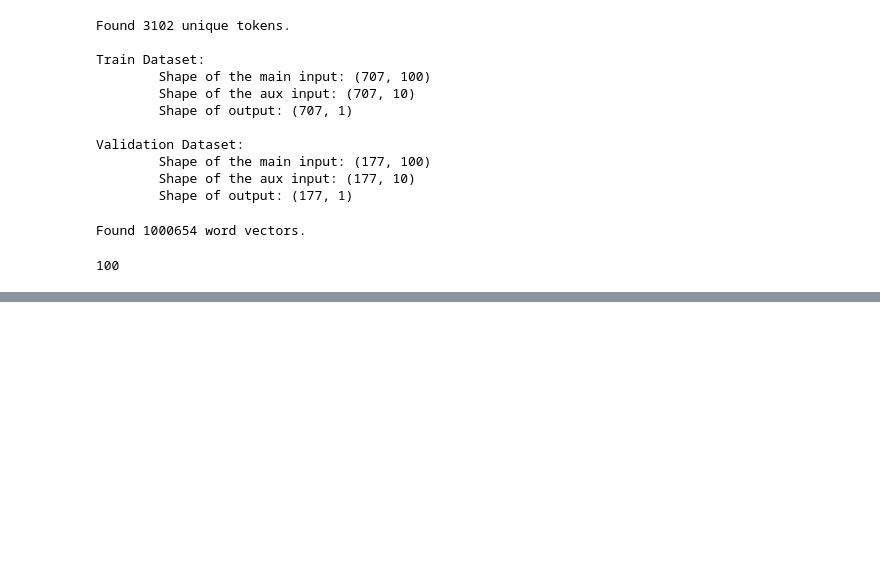
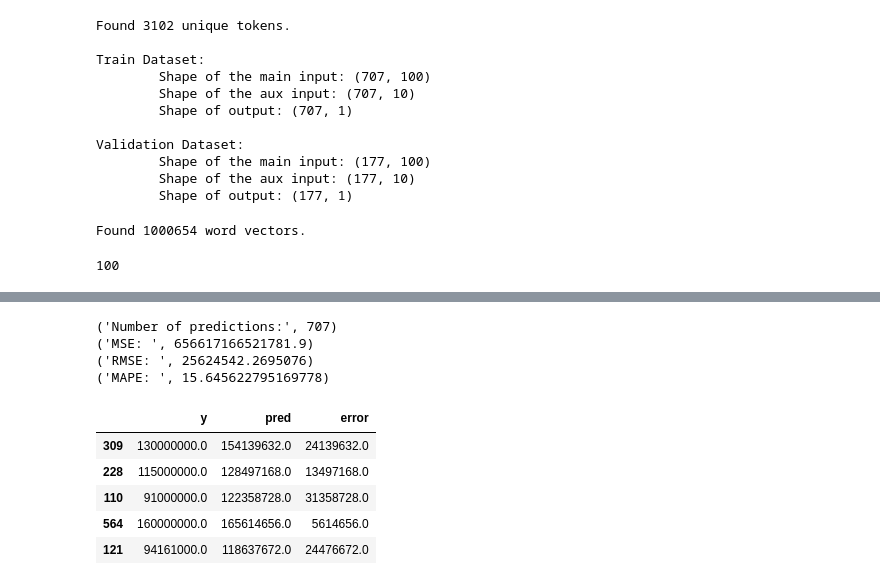
Before and after one commit to obabilonia/funciones_general, a Jupyter notebook: filename_ANN.ipynb, the cells around one changed output, grey strips where cells are left out. Saved outputs shown, nothing was run; the diff lists cells and outputs as text; code cells hidden in the pictures; blank space fills up the shorter version.

```diff
--- a/filename_ANN.ipynb
+++ b/filename_ANN.ipynb
@@ -1063,3 +1125,32 @@ random_grid
+# %%
+y_pred = model.predict(X_train_aux)
+
+print("Number of predictions:", len(y_pred))
+
+mse = mean_squared_error(y_train, y_pred)
+print("MSE: ", mse)
+rmse = math.sqrt(mse)
+print("RMSE: ", rmse)
+y_pred = np.array([x[0] for x in y_pred])
+
+results = pd.DataFrame({"y":y_train["precio"], 'pred': y_pred}, columns = [ "y", 'pred'])
+#result["y"] = y_test["precio"]
+results['error'] = abs(results['pred'].astype(float) - results['y'].astype(float))
+print("MAPE: ", 100 * np.mean(results['error'] / y_train["precio"]))
+results.sort_values(by = 'error', ascending = True)
+
+results.head()
+# %% [output]
+('Number of predictions:', 707)
+('MSE: ', 656617166521781.9)
+('RMSE: ', 25624542.2695076)
+('MAPE: ', 15.645622795169778)
+|  | y | pred | error |
+| 309 | 130000000.0 | 154139632.0 | 24139632.0 |
+| 228 | 115000000.0 | 128497168.0 | 13497168.0 |
+| 110 | 91000000.0 | 122358728.0 | 31358728.0 |
+| 564 | 160000000.0 | 165614656.0 | 5614656.0 |
+| 121 | 94161000.0 | 118637672.0 | 24476672.0 |
 # %%
 %notebook ./filename.ipynb
 !./dropbox_uploader.sh upload filename.ipynb /
```
Also changed, not shown: parts of 10 cells of this notebook.
